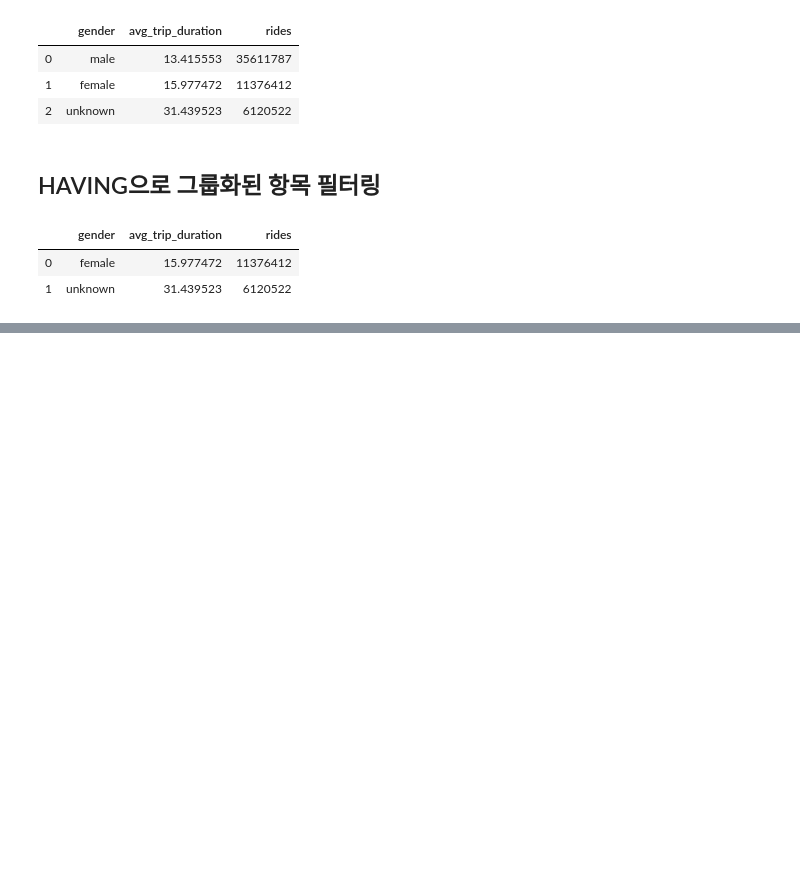
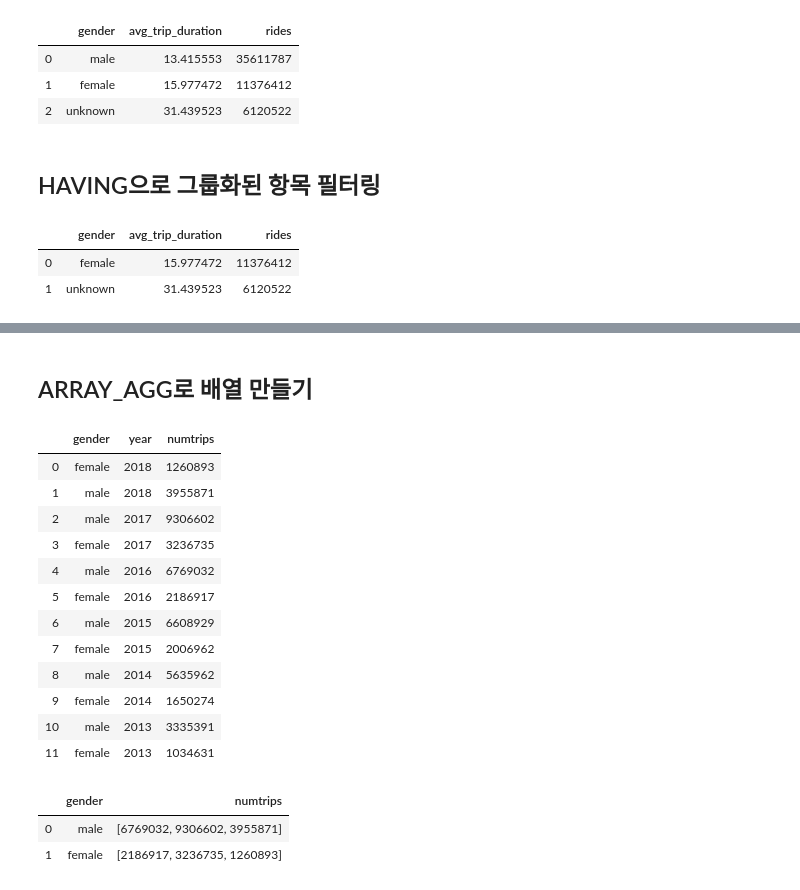
Before and after one commit to jeonprize/SQL, a Jupyter notebook: 1. 쿼리 필수 요소.ipynb, the cells around one changed output, grey strips where cells are left out. Drawn from its saved outputs; the diff is of its cells as text; code cells hidden in the pictures; blank space fills up the shorter version.

```diff
--- a/1. 쿼리 필수 요소.ipynb
+++ b/1. 쿼리 필수 요소.ipynb
@@ -249,0 +296,51 @@ df
+# %% [markdown]
+## ARRAY_AGG로 배열 만들기
+# %%
+query='''
+select gender,
+        EXTRACT(YEAR FROM starttime) AS year,
+        count(*) AS numtrips
+from `bigquery-public-data.new_york_citibike.citibike_trips`
+where gender != 'unknown' and starttime IS NOT NULL
+group by gender, year
+ORDER BY year DESC
+'''
+
+df = pd.read_gbq(query = query, dialect='standard',project_id='project-bigquery-319110', auth_local_webserver=True)
+df
+# %% [output]
+|  | gender | year | numtrips |
+| 0 | female | 2018 | 1260893 |
+| 1 | male | 2018 | 3955871 |
+| 2 | male | 2017 | 9306602 |
+| 3 | female | 2017 | 3236735 |
+| 4 | male | 2016 | 6769032 |
+| 5 | female | 2016 | 2186917 |
+| 6 | male | 2015 | 6608929 |
+| 7 | female | 2015 | 2006962 |
+| 8 | male | 2014 | 5635962 |
+| 9 | female | 2014 | 1650274 |
+| 10 | male | 2013 | 3335391 |
+| 11 | female | 2013 | 1034631 |
+# %%
+query='''
+select
+    gender
+    , array_agg(numtrips order by year) as numtrips
+from(
+    select gender,
+        EXTRACT(YEAR FROM starttime) AS year,
+        count(*) AS numtrips
+    from `bigquery-public-data.new_york_citibike.citibike_trips`
+    where gender != 'unknown' and starttime IS NOT NULL
+    group by gender, year
+    having year>2015
+)
+group by gender
+'''
+df = pd.read_gbq(query = query, dialect='standard',project_id='project-bigquery-319110', auth_local_webserver=True)
+df
+# %% [output]
+|  | gender | numtrips |
+| 0 | male | [6769032, 9306602, 3955871] |
+| 1 | female | [2186917, 3236735, 1260893] |
```
Also changed, not shown: parts of 4 cells of this notebook.
